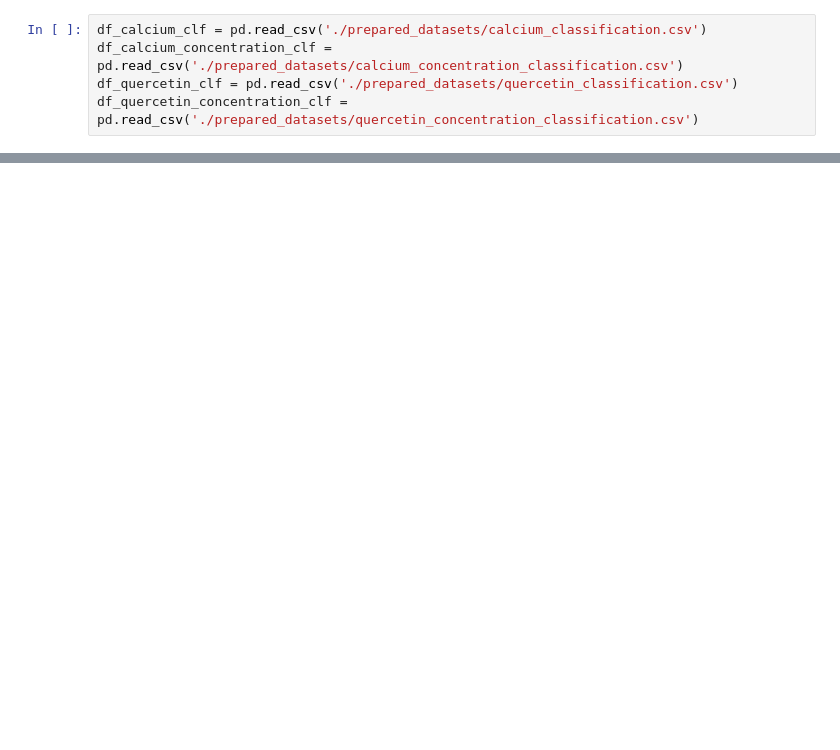
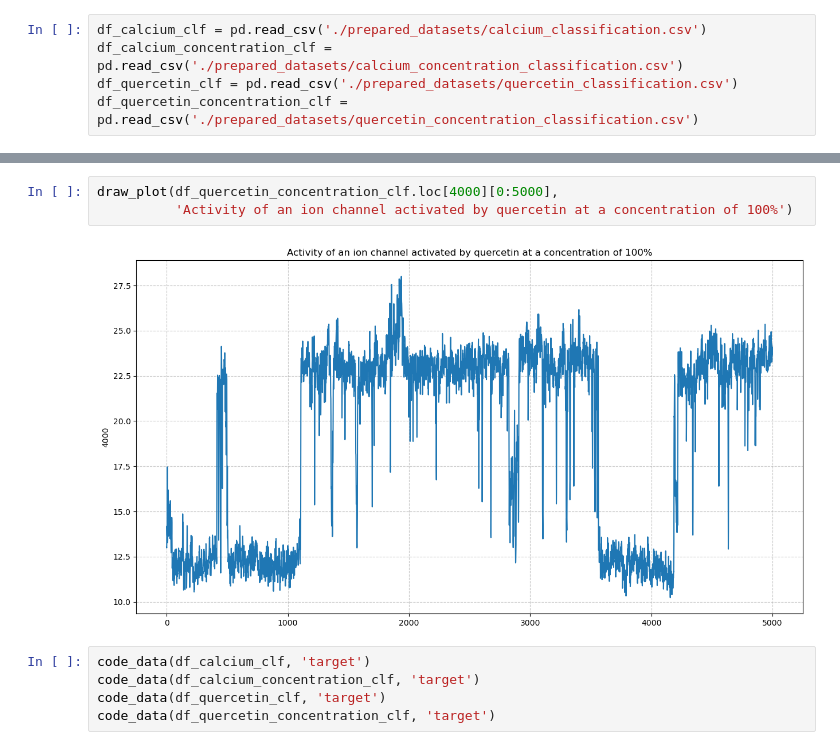
Before and after one commit to aleksanderbies/BK_channels_Quercetin_Calcium_Cellular_BD_Classification, a Jupyter notebook: dashboard.ipynb, the cells around one changed output, grey strips where cells are left out. Saved outputs shown, nothing was run; the diff lists cells and outputs as text; blank space fills up the shorter version.

```diff
--- a/dashboard.ipynb
+++ b/dashboard.ipynb
@@ -42,0 +39,10 @@ draw_plot(df_calcium_clf.loc[df_calcium_clf.shape[0]-1][0:5000],
+# %%
+draw_plot(df_quercetin_concentration_clf.loc[4000][0:5000],
+          'Activity of an ion channel activated by quercetin at a concentration of 100%')
+# %% [output]
+[figure, added]
+# %%
+code_data(df_calcium_clf, 'target')
+code_data(df_calcium_concentration_clf, 'target')
+code_data(df_quercetin_clf, 'target')
+code_data(df_quercetin_concentration_clf, 'target')
```
Also changed, not shown: parts of 11 cells of this notebook, 14 other files.
